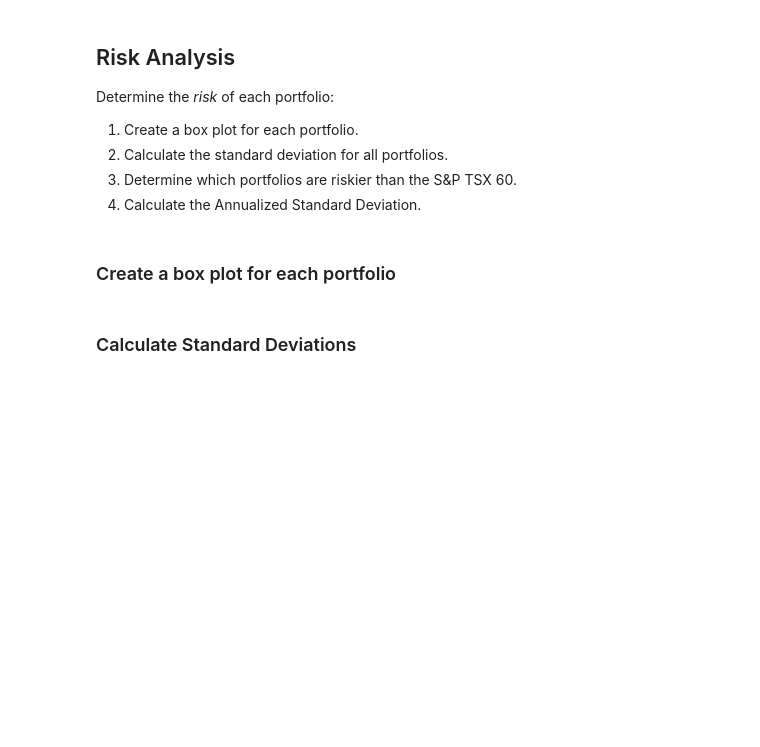
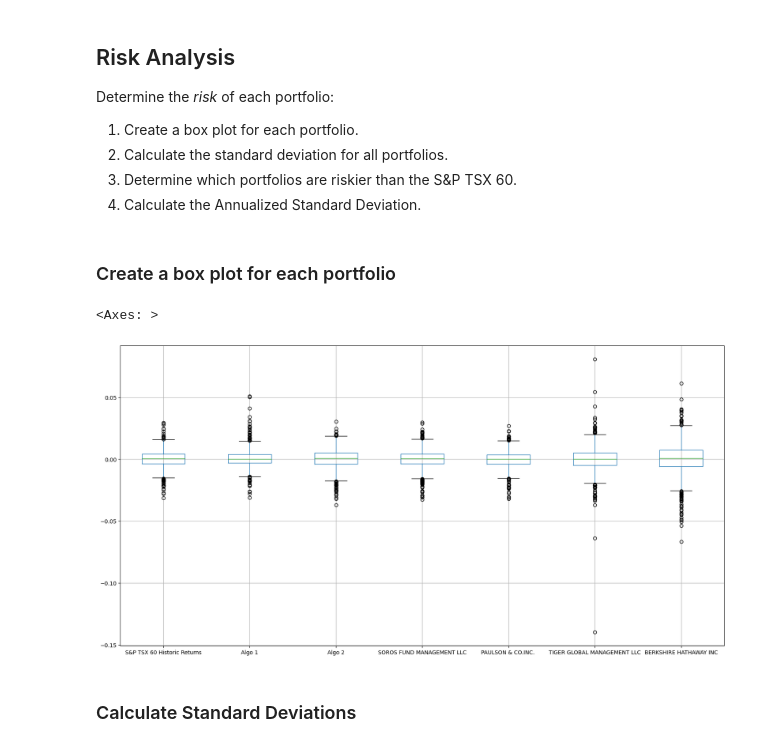
Before and after one commit to emilyblackstein/Module_4_Challenge, a Jupyter notebook: Starter_Code/whale_analysis.ipynb, the cells around one changed output. Saved outputs shown, nothing was run; the diff lists cells and outputs as text; code cells hidden in the pictures; blank space fills up the shorter version.

```diff
--- a/Starter_Code/whale_analysis.ipynb
+++ b/Starter_Code/whale_analysis.ipynb
@@ -274,6 +275,10 @@ Determine the _risk_ of each portfolio:
 ### Create a box plot for each portfolio
 # %%
 # Box plot to visually show risk
+combined_returns.boxplot(figsize=(20, 10))
+# %% [output]
+<Axes: >
+[figure, added]
 # %% [markdown]
 ### Calculate Standard Deviations
 # %%
```
Also changed, not shown: parts of 10 cells of this notebook.
